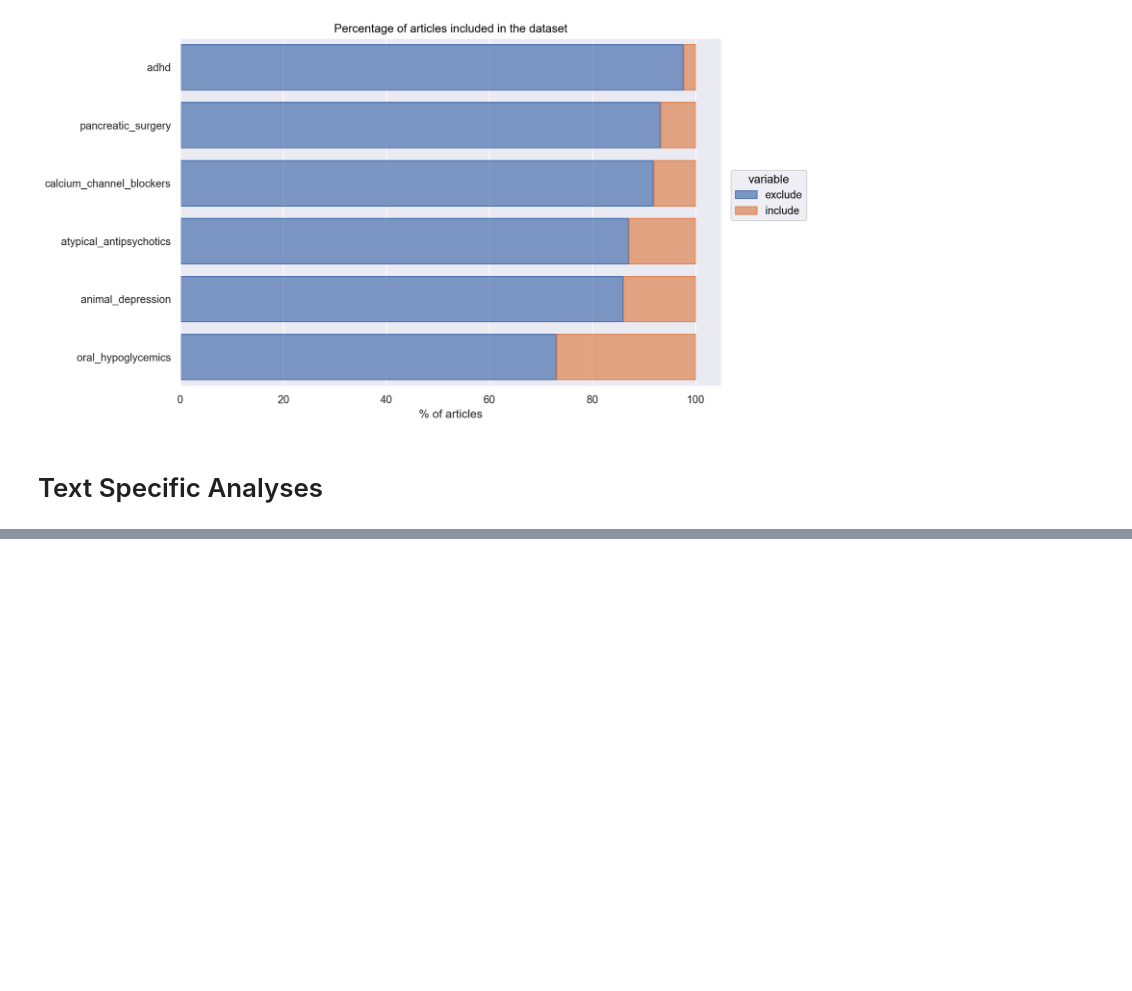
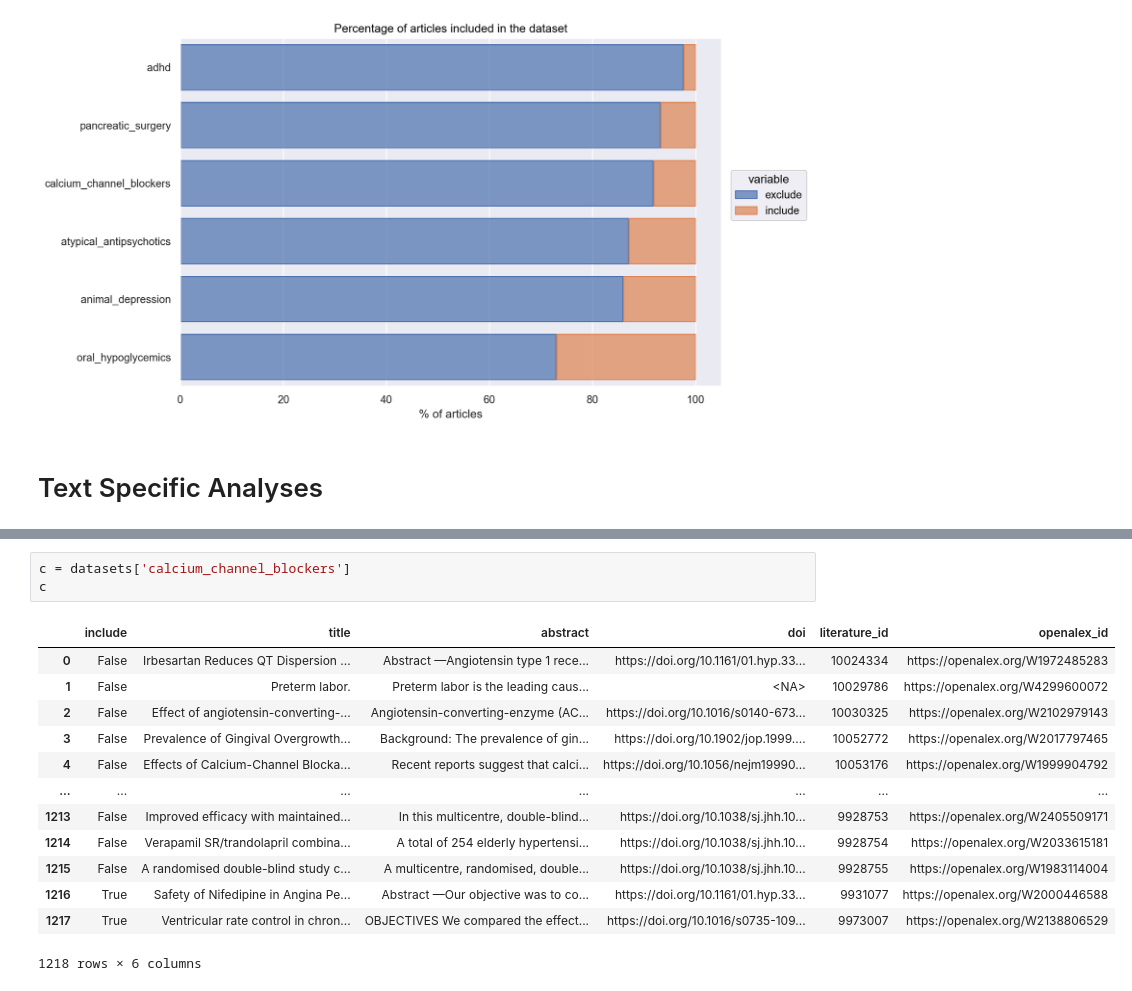
Before and after one commit to MarcoAigner/automated_title_abstract_screening, a Jupyter notebook: chapters/notebooks/3_2_preparation/3_2_2_analysis/3_2_2_analysis.ipynb, the cells around one changed output, grey strips where cells are left out. Cells and saved outputs as stored; diff of their text form; blank space fills up the shorter version.

```diff
--- a/chapters/notebooks/3_2_preparation/3_2_2_analysis/3_2_2_analysis.ipynb
+++ b/chapters/notebooks/3_2_preparation/3_2_2_analysis/3_2_2_analysis.ipynb
@@ -182,0 +398,17 @@ distributions_melted
+# %%
+c = datasets['calcium_channel_blockers']
+c
+# %% [output]
+|  | include | title | abstract | doi | literature_id | openalex_id |
+| 0 | False | Irbesartan Reduces QT Dispersion ... | Abstract —Angiotensin type 1 rece... | https://doi.org/10.1161/01.hyp.33... | 10024334 | https://openalex.org/W1972485283 |
+| 1 | False | Preterm labor. | Preterm labor is the leading caus... | <NA> | 10029786 | https://openalex.org/W4299600072 |
+| 2 | False | Effect of angiotensin-converting-... | Angiotensin-converting-enzyme (AC... | https://doi.org/10.1016/s0140-673... | 10030325 | https://openalex.org/W2102979143 |
+| 3 | False | Prevalence of Gingival Overgrowth... | Background: The prevalence of gin... | https://doi.org/10.1902/jop.1999.... | 10052772 | https://openalex.org/W2017797465 |
+| 4 | False | Effects of Calcium-Channel Blocka... | Recent reports suggest that calci... | https://doi.org/10.1056/nejm19990... | 10053176 | https://openalex.org/W1999904792 |
+| ... | ... | ... | ... | ... | ... | ... |
+| 1213 | False | Improved efficacy with maintained... | In this multicentre, double-blind... | https://doi.org/10.1038/sj.jhh.10... | 9928753 | https://openalex.org/W2405509171 |
+| 1214 | False | Verapamil SR/trandolapril combina... | A total of 254 elderly hypertensi... | https://doi.org/10.1038/sj.jhh.10... | 9928754 | https://openalex.org/W2033615181 |
+| 1215 | False | A randomised double-blind study c... | A multicentre, randomised, double... | https://doi.org/10.1038/sj.jhh.10... | 9928755 | https://openalex.org/W1983114004 |
+| 1216 | True | Safety of Nifedipine in Angina Pe... | Abstract —Our objective was to co... | https://doi.org/10.1161/01.hyp.33... | 9931077 | https://openalex.org/W2000446588 |
+| 1217 | True | Ventricular rate control in chron... | OBJECTIVES We compared the effect... | https://doi.org/10.1016/s0735-109... | 9973007 | https://openalex.org/W2138806529 |
+1218 rows × 6 columns
```
Also changed, not shown: parts of 48 cells of this notebook.
